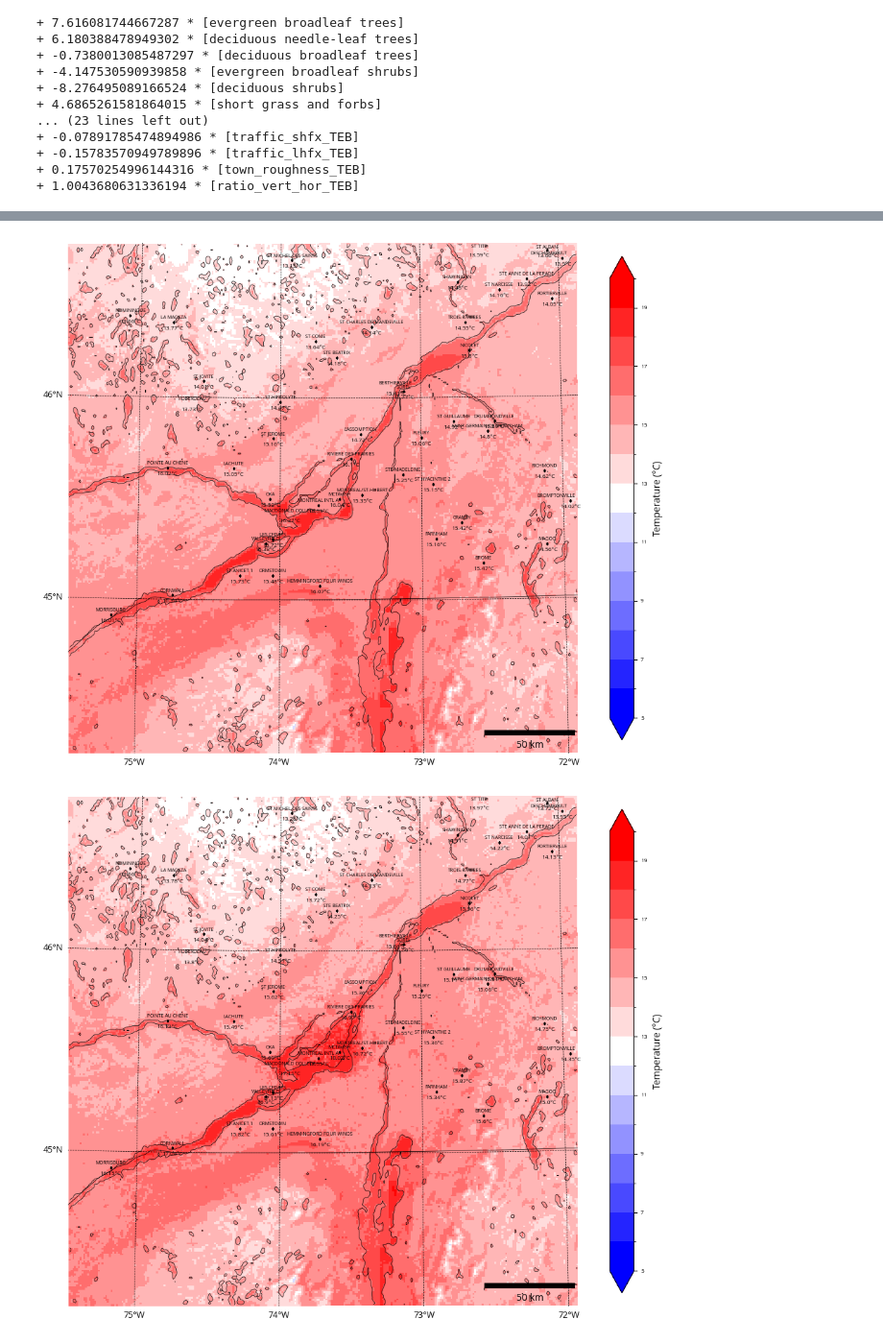
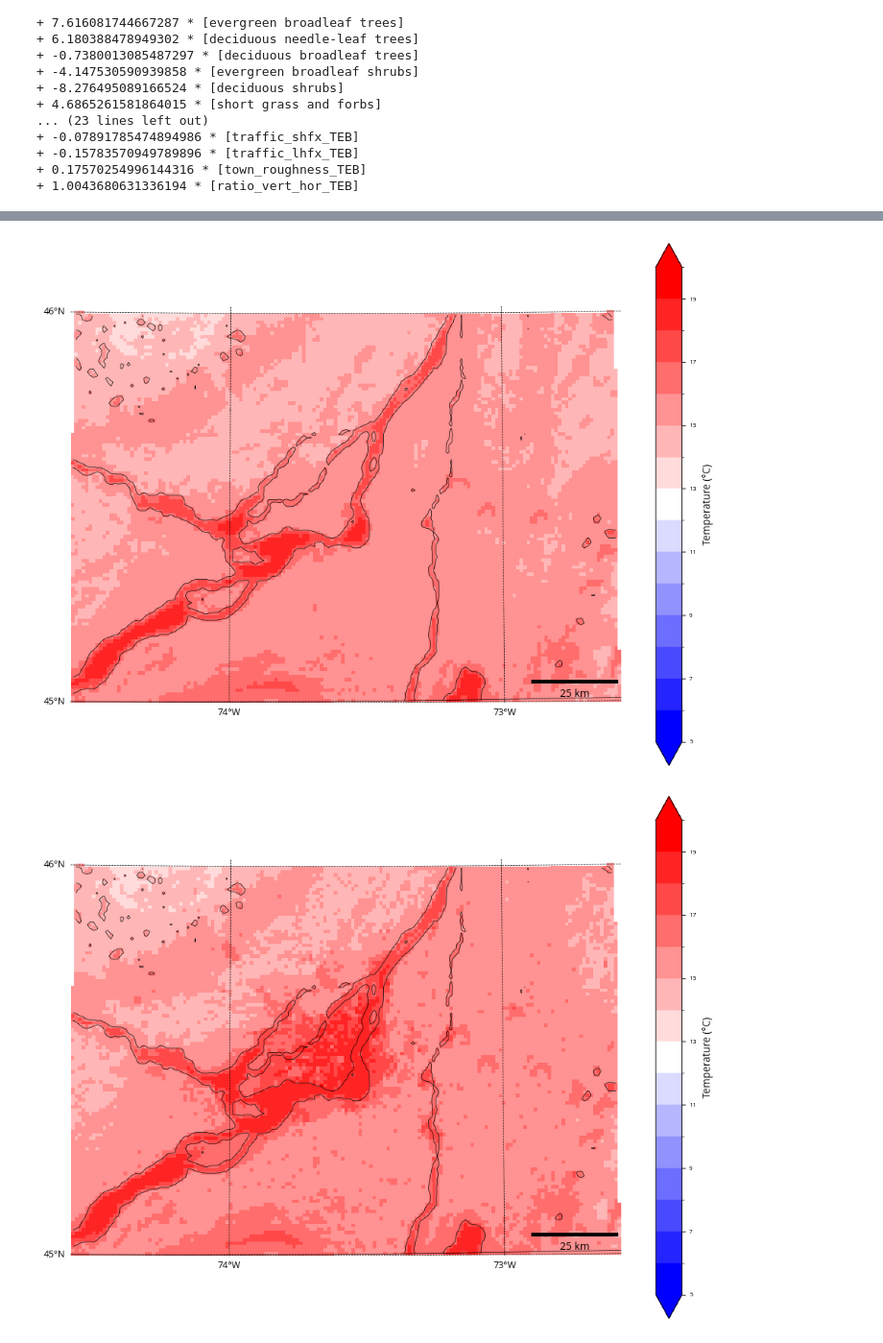
Before and after one commit to devongulley1602/UHI_HW_MTL, a Jupyter notebook: ridge_regression.ipynb, the cells around one changed output, grey strips where cells are left out. Shown at 96% size. Saved outputs shown, nothing was run; the diff lists cells and outputs as text; code cells hidden in the pictures.

```diff
--- a/ridge_regression.ipynb
+++ b/ridge_regression.ipynb
@@ -78,7 +78,7 @@ p = [field for field in all_geophys if field.name not in already_in_stations]
 obs = avgs['tasmin'].sel(season='JJA')
 obs_std = stds['tasmin'].sel(season='JJA')
 for field in p:
-    obs = add_blurred_field_to_stations(field,stations=obs)
+    obs = add_blurred_field_to_stations(field,station_set=obs)
 obs = obs.dropna(dim='station')
 # %%
 predictors = []
@@ -261,10 +259,11 @@ temperature_strings
 # %%
-fig,ax,cb = plot_field(grid_pred,cmap='bwr',feature_colours='black',vmin=5,vmax=20,levels=15)
-plot_stations(fig,ax,stations=plotted_stations,linear_field=temperature_strings,features_colour='black')
-ax.scatter(plotted_stations.lon, plotted_stations.lat, transform=ccrs.PlateCarree(),
-           color='black', marker='s',s=3)
+fig,ax,cb = plot_field(grid_pred,cmap='bwr',feature_colours='black',vmin=5,vmax=20,num_levels=15,MTL_focus=True)
+# plot_stations(fig,ax,stations=plotted_stations,linear_field=temperature_strings,features_colour='black')
+# ax.scatter(plotted_stations.lon, plotted_stations.lat, transform=ccrs.PlateCarree(),
+#            color='black', marker='s',s=3)
 cb.ax.yaxis.label.set_position((2, 0))
 cb.ax.set_ylabel('Temperature (°C)', rotation=90, va='center')
+plt.show()
 # for station in plotted_stations:
 #     ax.scatter(station.lon - 0.1, station.lat, transform=ccrs.PlateCarree(),
 #                color='black', marker=f'${station.values}$',s=10)
@@ -272,5 +271,5 @@ cb.ax.set_ylabel('Temperature (°C)', rotation=90, va='center')
 # cb.ax.yaxis.set_label_position('right')
 # cb.ax.yaxis.label.set_verticalalignment('center')
 # cb.set_label('Temperature (°C)',rotation=90,labelpad=1000)
-plt.savefig('summer_tasmin_ridge.pdf')
+# plt.savefig('summer_tasmin_ridge.pdf')
 # %% [output]
@@ -278,20 +277,21 @@ plt.savefig('summer_tasmin_ridge.pdf')
 # %%
 # Loading the simulated averages to compare
 field = 'tasmin'
-path = '/runoff/gulley/St_Laurent/intermediates'
+path = '/runoff/gulley/St_Laurent/intermediates/sim/seasonal'
 summer = {}
-summer[f'{field}_C'] = xr.open_zarr(f'{path}/sim/seasons_avg_{field}_noTEB.zarr')[field].sel(season='JJA') - 273.15
-summer[f'{field}_T'] = xr.open_zarr(f'{path}/sim/seasons_avg_{field}_TEB.zarr')[field].sel(season='JJA') - 273.15
+summer[f'{field}_C'] = xr.open_zarr(f'{path}/seasons_avg_{field}_noTEB.zarr')[field].sel(season='JJA') - 273.15
+summer[f'{field}_T'] = xr.open_zarr(f'{path}/seasons_avg_{field}_TEB.zarr')[field].sel(season='JJA') - 273.15
 # %%
 for model in ['C','T']:
-    fig,ax,cb = plot_field(summer[f'tasmin_{model}'],cmap='bwr',feature_colours='black',vmin=5,vmax=20,levels=15)
-    plot_stations(fig,ax,field=gaussian_blur_xarray(summer[f'tasmin_{model}']),features_colour='black',units='°C')
-    ax.scatter(plotted_stations.lon, plotted_stations.lat, transform=ccrs.PlateCarree(),
-               color='black', marker='s',s=3)
+    fig,ax,cb = plot_field(summer[f'tasmin_{model}'],cmap='bwr',feature_colours='black',vmin=5,vmax=20,num_levels=15,MTL_focus=True)
+    # plot_stations(fig,ax,field=gaussian_blur_xarray(summer[f'tasmin_{model}']),features_colour='black',units='°C')
+    # ax.scatter(plotted_stations.lon, plotted_stations.lat, transform=ccrs.PlateCarree(),
+    #            color='black', marker='s',s=3)
     cb.ax.yaxis.label.set_position((2, 0))
     cb.ax.set_ylabel('Temperature (°C)', rotation=90, va='center')
-    plt.savefig(f'summer_tasmin_{model}.pdf')
+    # plt.savefig(f'summer_tasmin_{model}.pdf')
+    plt.show()
 # %% [output]
-[figure, old version]
+[figure, new version]
-[figure, old version]
+[figure, new version]
 # %%
```
Also changed, not shown: parts of 6 cells of this notebook, 13 other files.
